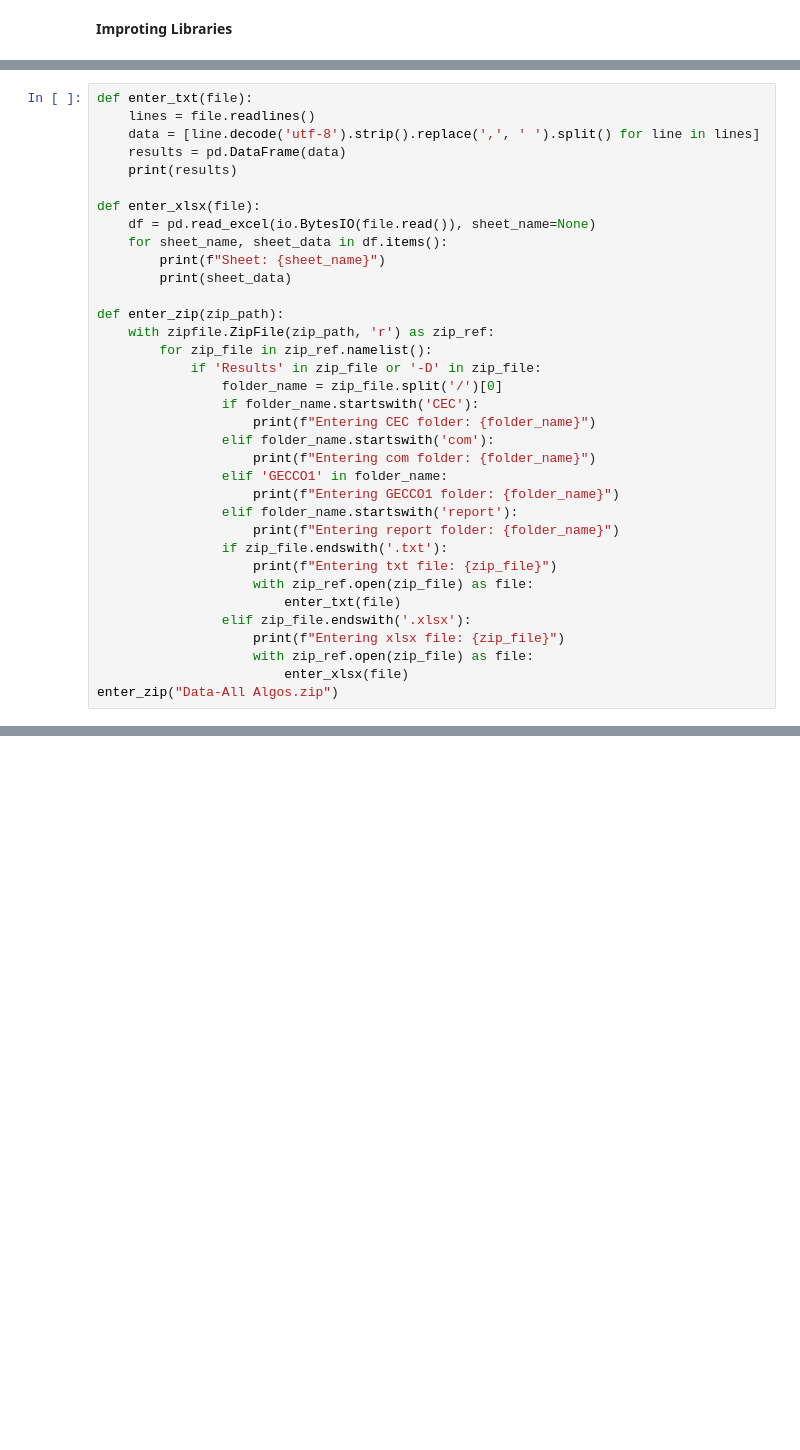
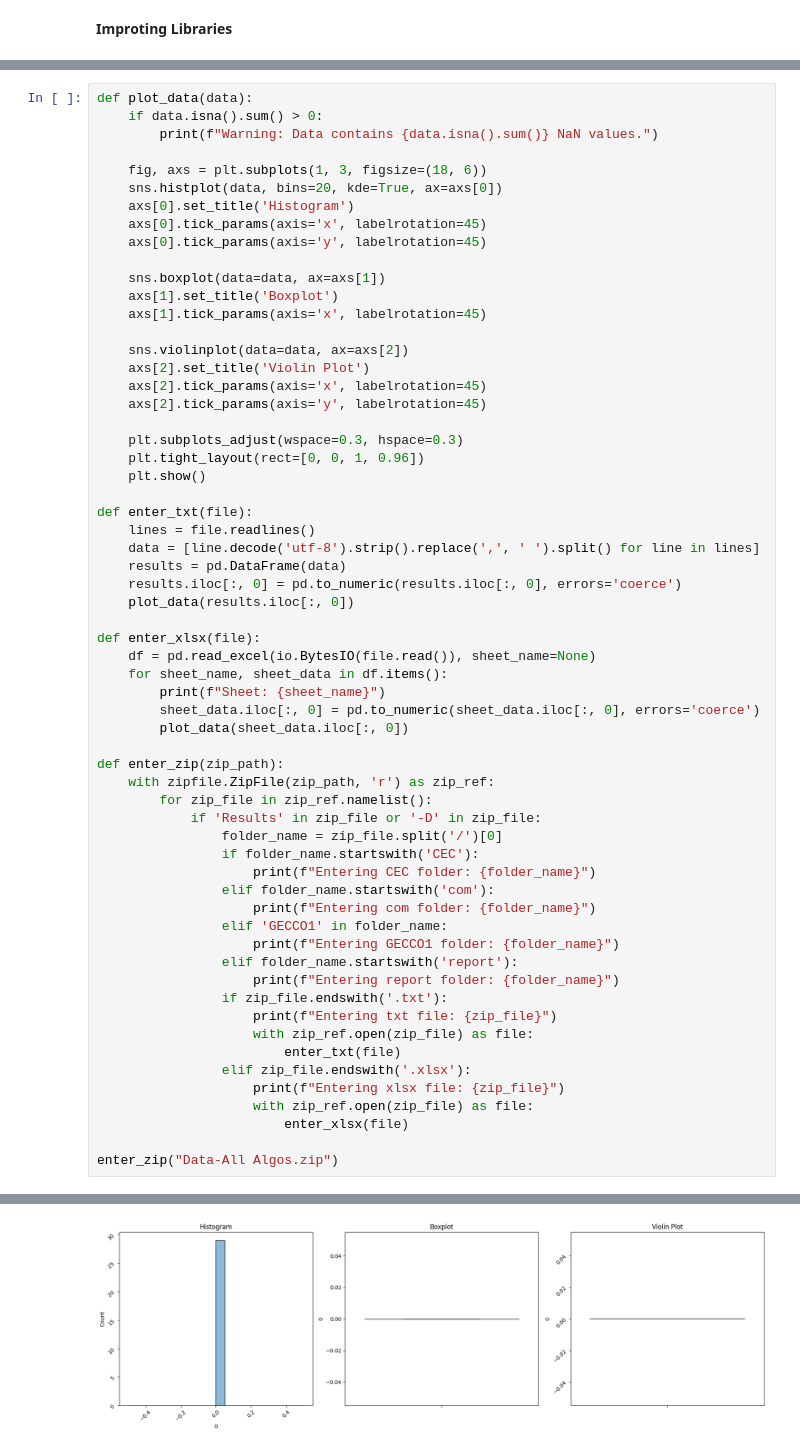
Before and after one commit to RJAbuNasser/Final-Project, a Jupyter notebook: Final_Project_Girls.ipynb, the cells around one changed output, grey strips where cells are left out. Cells and saved outputs as stored; diff of their text form; blank space fills up the shorter version.

```diff
--- a/Final_Project_Girls.ipynb
+++ b/Final_Project_Girls.ipynb
@@ -11,15 +16,40 @@ import io
 # %%
+def plot_data(data):
+    if data.isna().sum() > 0:
+        print(f"Warning: Data contains {data.isna().sum()} NaN values.")
+
+    fig, axs = plt.subplots(1, 3, figsize=(18, 6))
+    sns.histplot(data, bins=20, kde=True, ax=axs[0])
+    axs[0].set_title('Histogram')
+    axs[0].tick_params(axis='x', labelrotation=45)
+    axs[0].tick_params(axis='y', labelrotation=45)
+
+    sns.boxplot(data=data, ax=axs[1])
+    axs[1].set_title('Boxplot')
+    axs[1].tick_params(axis='x', labelrotation=45)
+
+    sns.violinplot(data=data, ax=axs[2])
+    axs[2].set_title('Violin Plot')
+    axs[2].tick_params(axis='x', labelrotation=45)
+    axs[2].tick_params(axis='y', labelrotation=45)
+
+    plt.subplots_adjust(wspace=0.3, hspace=0.3)
+    plt.tight_layout(rect=[0, 0, 1, 0.96])
+    plt.show()
+
 def enter_txt(file):
     lines = file.readlines()
     data = [line.decode('utf-8').strip().replace(',', ' ').split() for line in lines]
     results = pd.DataFrame(data)
-    print(results)
+    results.iloc[:, 0] = pd.to_numeric(results.iloc[:, 0], errors='coerce')
+    plot_data(results.iloc[:, 0])
 
 def enter_xlsx(file):
     df = pd.read_excel(io.BytesIO(file.read()), sheet_name=None)
     for sheet_name, sheet_data in df.items():
         print(f"Sheet: {sheet_name}")
-        print(sheet_data)
+        sheet_data.iloc[:, 0] = pd.to_numeric(sheet_data.iloc[:, 0], errors='coerce')
+        plot_data(sheet_data.iloc[:, 0])
 
 def enter_zip(zip_path):
     with zipfile.ZipFile(zip_path, 'r') as zip_ref:
@@ -42,5 +72,6 @@ def enter_zip(zip_path):
                     print(f"Entering xlsx file: {zip_file}")
                     with zip_ref.open(zip_file) as file:
                         enter_xlsx(file)
+
 enter_zip("Data-All Algos.zip")
 # %% [output]
@@ -63,0 +113 @@ Entering txt file: Data-All Algos/report1/Results/SPHH_Ensemble_7_10.txt
+[figure, added]
```
Also changed, not shown: parts of 8 cells of this notebook.
